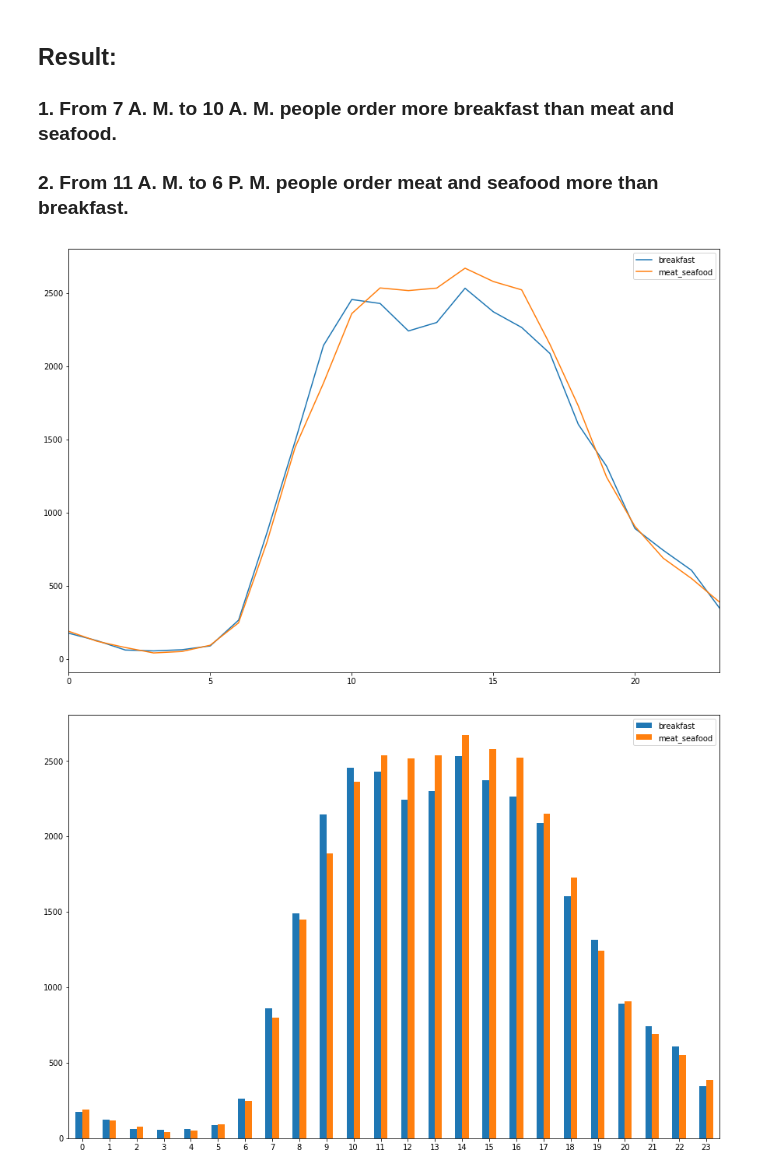
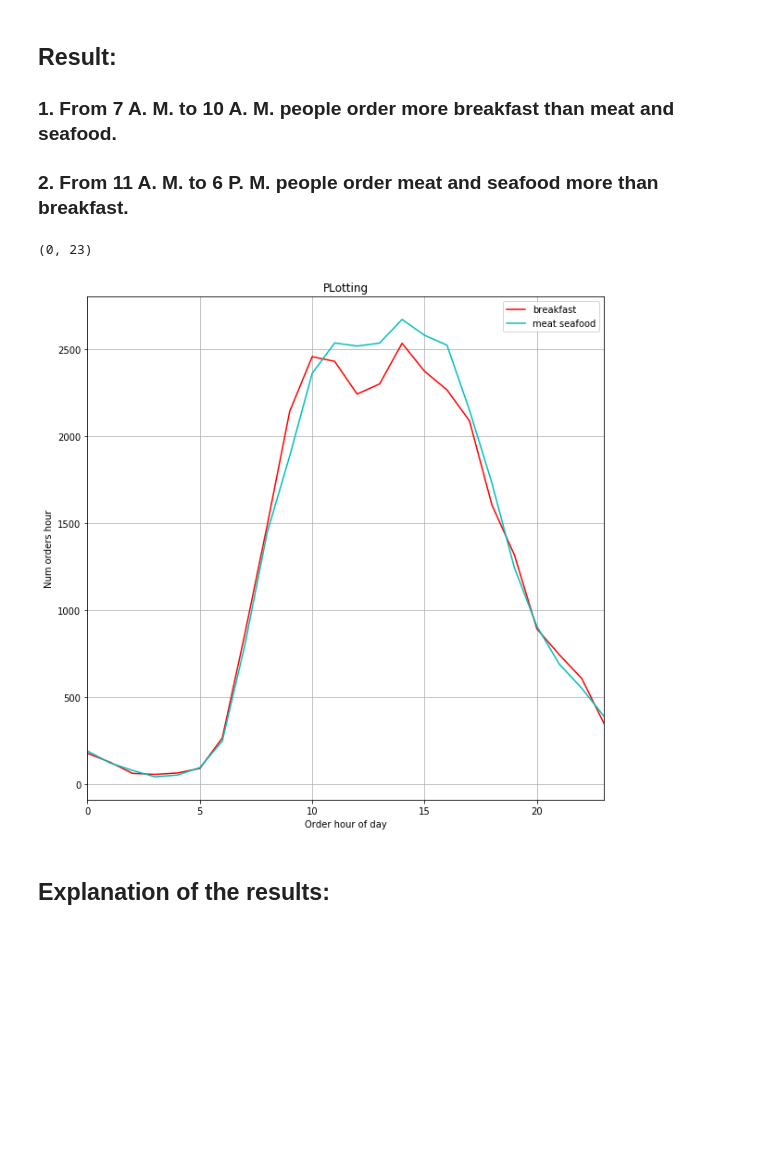
Before and after one commit to naimul011/grocery_shopping_order_analysis, a Jupyter notebook: notebook.ipynb, the cells around one changed output. Saved outputs shown, nothing was run; the diff lists cells and outputs as text; code cells hidden in the pictures; blank space fills up the shorter version.

```diff
--- a/notebook.ipynb
+++ b/notebook.ipynb
@@ -166,13 +138,21 @@ ax = df.plot(kind='bar',rot=0,figsize=(15,10))
 ## Result:
 ### 1. From 7 A. M. to 10 A. M. people order more breakfast than meat and seafood.
 ### 2. From 11 A. M. to 6 P. M. people order meat and seafood more than breakfast.
-# %%
-df = pd.DataFrame({
-                   'breakfast':breakfast,
-                   'meat_seafood':meat_seafood}, index=labels)
-
-ax = df.plot(kind='line',rot=0,figsize=(15,10))
-ax = df.plot(kind='bar',rot=0,figsize=(15,10))
-# %% [output]
-[figure, removed]
-[figure, removed]
+# %%
+temp= train[train['department'] == 'breakfast' ]
+fig = temp.plot(x='order_hour_of_day',y='num_orders_hour',title='PLotting',grid = True, color='r',figsize = (10,10))
+
+temp= train[train['department'] == 'meat seafood']
+fig = temp.plot(x='order_hour_of_day',y='num_orders_hour',title='PLotting',grid = True, color='c',figsize = (10,10),ax=fig)
+
+
+fig.legend(['breakfast','meat seafood'])
+fig.set_xlabel('Order hour of day')
+fig.set_ylabel('Num orders hour')
+fig.set_xlim([0,23])
+# %% [output]
+(0, 23)
+[figure, added]
+# %% [markdown]
+## Explanation of the results:
+###
```
Also changed, not shown: parts of 6 cells of this notebook.
